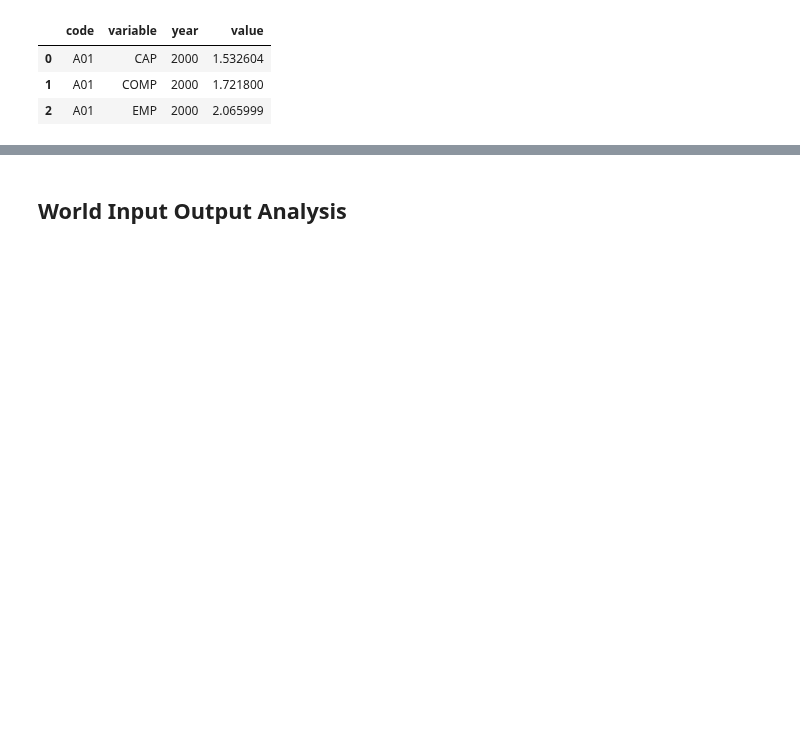
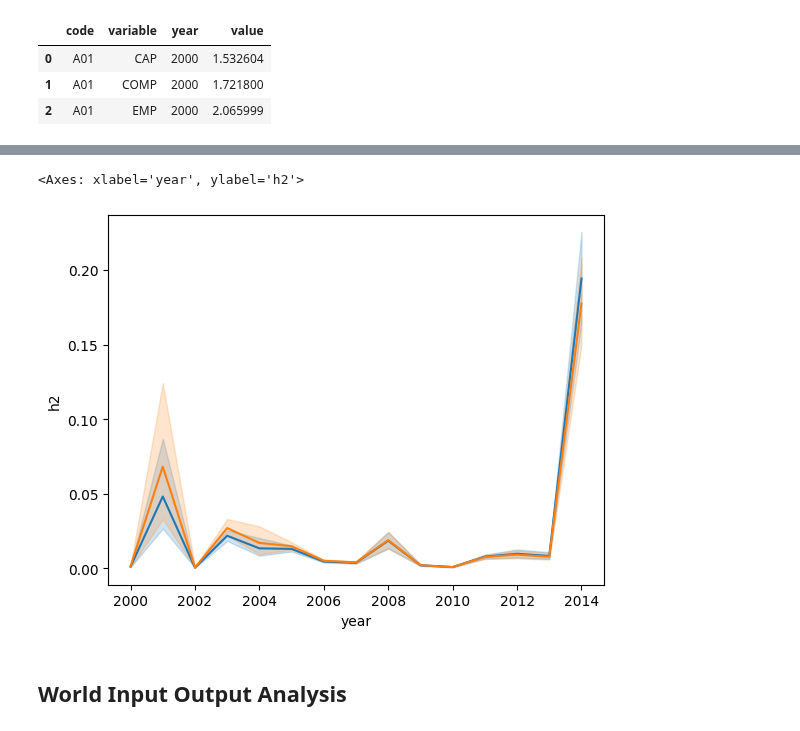
Before and after one commit to kavyajeetbora/ETL_wages, a Jupyter notebook: WIOD.ipynb, the cells around one changed output, grey strips where cells are left out. Drawn from its saved outputs; the diff is of its cells as text; code cells hidden in the pictures; blank space fills up the shorter version.

Commit message:
Add - homogeneous labour calculations

```diff
--- a/WIOD.ipynb
+++ b/WIOD.ipynb
@@ -262,0 +214,4 @@ ppp_ratio
+# %%
+countries = SEA['country'].unique()
+PPP_exchage_filtered = PPP_exchange[PPP_exchange['ISO code'].isin(countries)]
+PPP_exchage_filtered.head(3)
@@ -306,0 +279,4 @@ PPP_exchange_rate
+# %%
+hom_labour = country_industry_ppp_rate_df[country_industry_ppp_rate_df['variable']=='GO'].copy()
+hom_labour['homogeneous'] = hom_labour['country_industry_ppp_rate'].values*SEA[SEA['variable']=='GO']['value'].values
+hom_labour.head()
@@ -306,0 +290,30 @@ PPP_exchange_rate
+# %%
+%%time
+
+hom_labours = []
+for country,dfx in tqdm(hom_labour.groupby('country'), unit=' country'):
+
+    x_merge = pd.merge(left = dfx,
+        right=ppp2_GO,
+        left_on=dfx['year'].astype(str)+dfx['code'],
+        right_on=ppp2_GO['year'].astype(str)+ppp2_GO['code'],
+        how='inner',
+        suffixes=('', '_y')
+    )
+    x_merge['h2'] = x_merge['homogeneous']/x_merge['value']
+    x_merge = x_merge.drop(['key_0','code_y', 'variable_y', 'year_y', 'country_industry_ppp_rate', 'value'], axis=1)
+
+    x_merge = pd.merge(left = x_merge,
+        right=ppp1_GO,
+        left_on=dfx['year'].astype(str)+dfx['code'],
+        right_on=ppp1_GO['year'].astype(str)+ppp1_GO['code'],
+        how='inner',
+        suffixes=('', '_y')
+    )
+    x_merge['h3'] = x_merge['homogeneous']/x_merge['value']
+    x_merge = x_merge.drop(['key_0','code_y', 'variable_y', 'year_y', 'homogeneous', 'value'], axis=1)
+
+    hom_labours.append(x_merge)
+
+hom_labour2 = pd.concat(hom_labours)
+hom_labour2.head()
@@ -307,2 +329,9 @@ PPP_exchange_rate
+# %%
+data_filter = hom_labour2[hom_labour2['country']=='USA']
+sns.lineplot(data=data_filter, x='year', y='h2')
+sns.lineplot(data=data_filter, x='year', y='h3')
+# %% [output]
+<Axes: xlabel='year', ylabel='h2'>
+[figure, added]
 # %% [markdown]
 ## World Input Output Analysis
```
Also changed, not shown: parts of 21 cells of this notebook.
